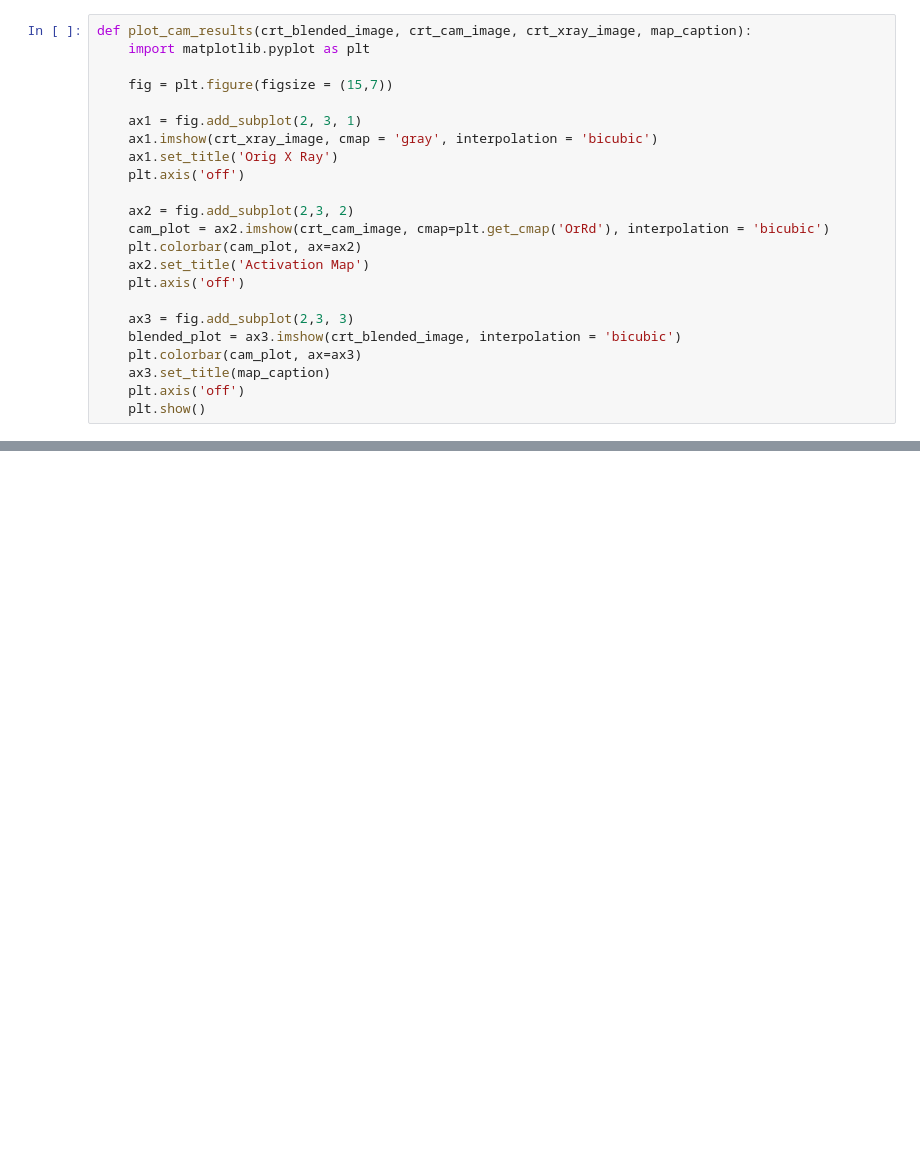
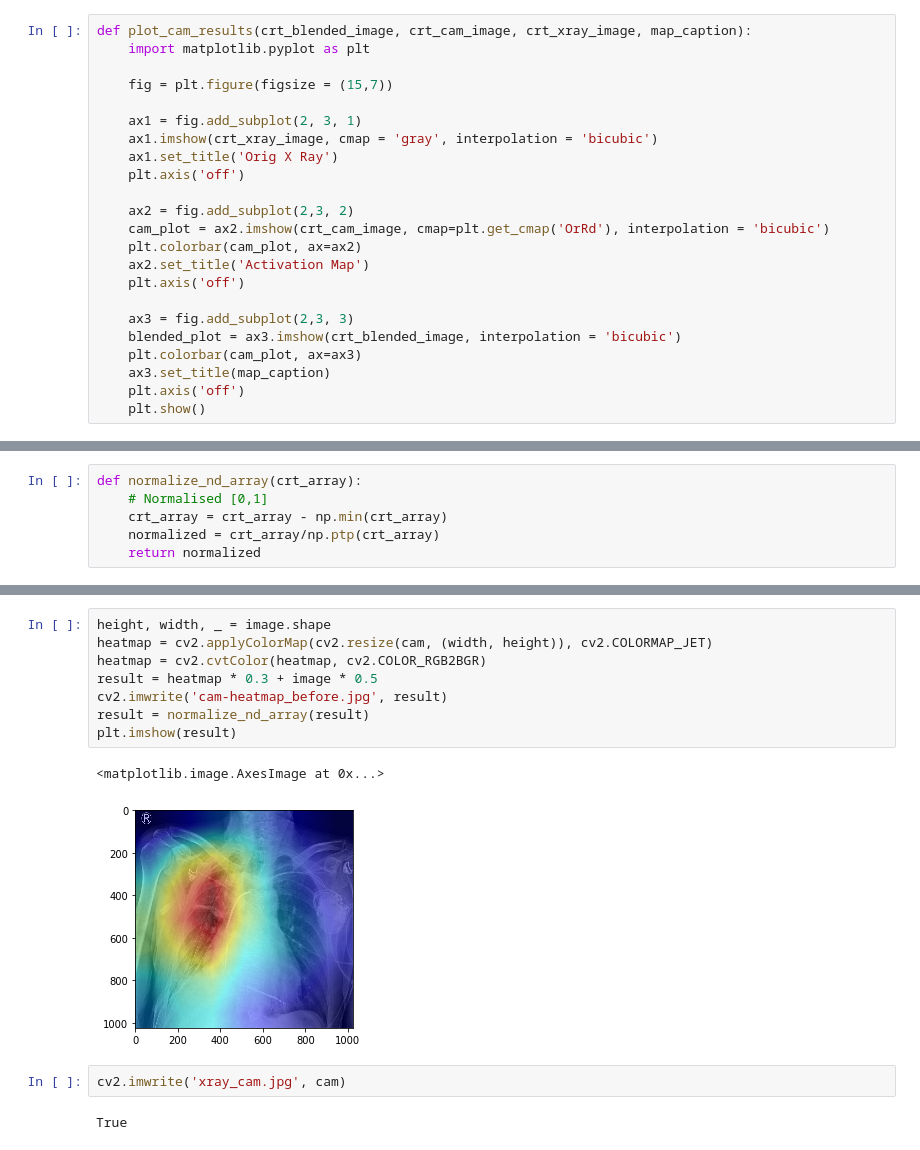
Before and after one commit to dattran2346/chestX-ray-14, a Jupyter notebook: src/CAM.ipynb, the cells around one changed output, grey strips where cells are left out. Cells and saved outputs as stored; diff of their text form; blank space fills up the shorter version.

```diff
--- a/src/CAM.ipynb
+++ b/src/CAM.ipynb
@@ -163,0 +78,6 @@ Parameter containing:
+# %%
+def normalize_nd_array(crt_array):
+    # Normalised [0,1]
+    crt_array = crt_array - np.min(crt_array)
+    normalized = crt_array/np.ptp(crt_array)
+    return normalized
@@ -163,0 +133,15 @@ Parameter containing:
+# %%
+height, width, _ = image.shape
+heatmap = cv2.applyColorMap(cv2.resize(cam, (width, height)), cv2.COLORMAP_JET)
+heatmap = cv2.cvtColor(heatmap, cv2.COLOR_RGB2BGR)
+result = heatmap * 0.3 + image * 0.5
+cv2.imwrite('cam-heatmap_before.jpg', result)
+result = normalize_nd_array(result)
+plt.imshow(result)
+# %% [output]
+<matplotlib.image.AxesImage at 0x...>
+[figure, added]
+# %%
+cv2.imwrite('xray_cam.jpg', cam)
+# %% [output]
+True
```
Also changed, not shown: parts of 14 cells of this notebook, 2 other files.
